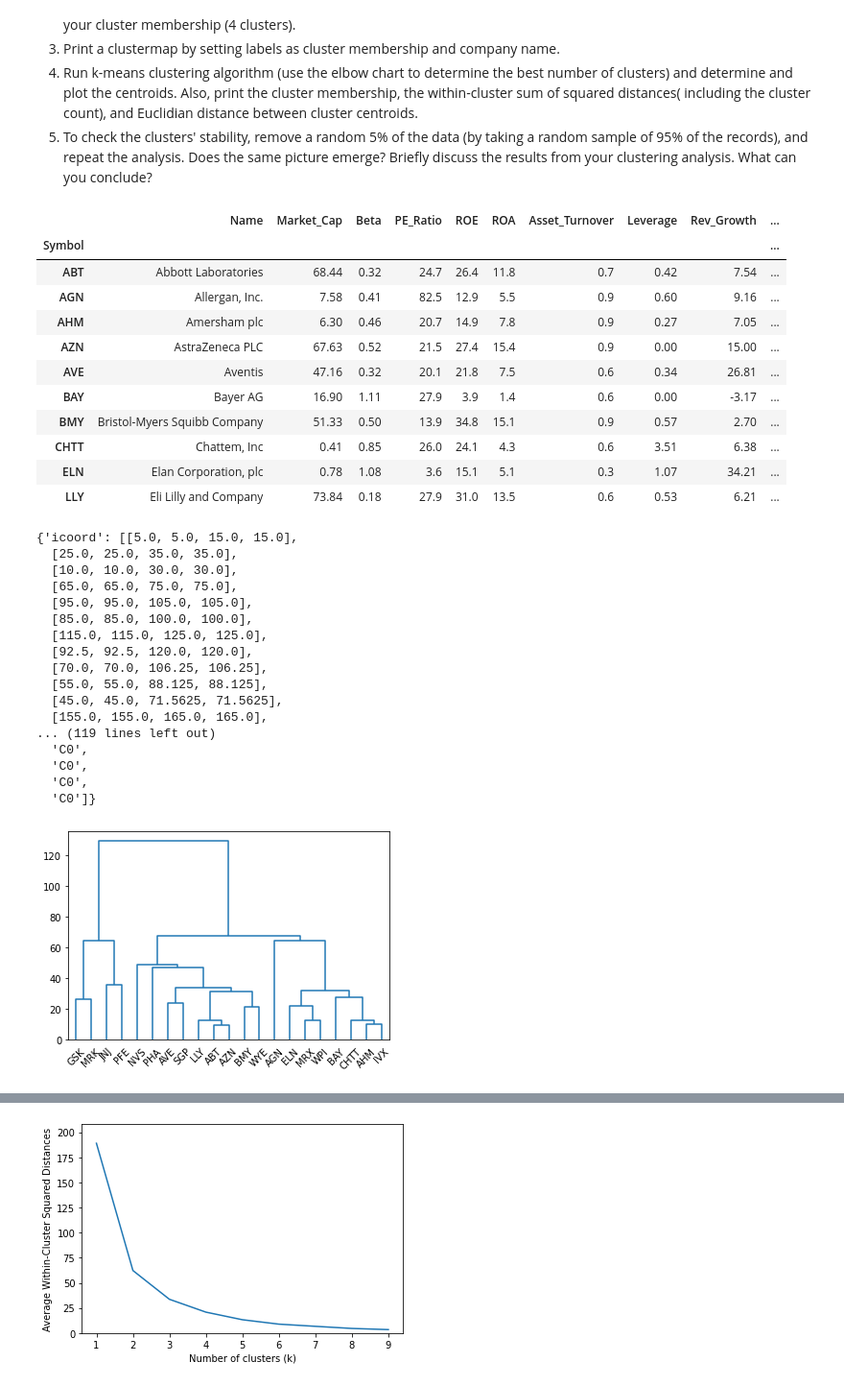
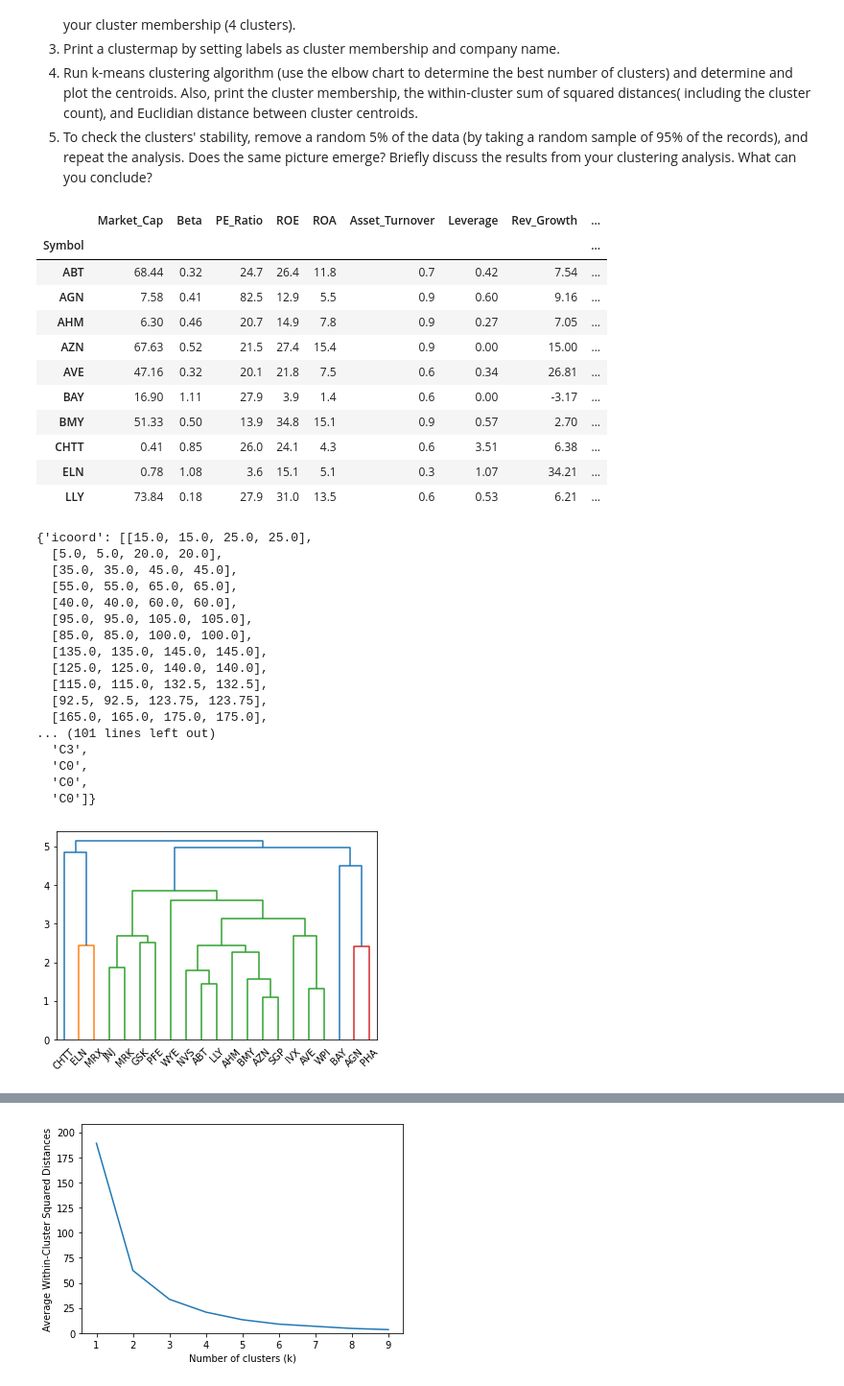
Before and after one commit to charlesg/HI530, a Jupyter notebook: module4/Module_4_Homework_2.ipynb, the cells around one changed output, grey strips where cells are left out. Shown at 96% size. Saved outputs shown, nothing was run; the diff lists cells and outputs as text; code cells hidden in the pictures.

```diff
--- a/module4/Module_4_Homework_2.ipynb
+++ b/module4/Module_4_Homework_2.ipynb
@@ -35,43 +35,44 @@ from pandas.plotting import parallel_coordinates
 # 1. Load the data
 pharma_df = pd.read_csv('Pharmaceuticals.csv')
 pharma_df.set_index('Symbol', inplace=True)
-perfValues = ['Market_Cap', 'Beta', 'PE_Ratio', 'ROE', 'ROA', 'Asset_Turnover', 'Leverage', 'Rev_Growth', 'Net_Profit_Margin']
+pharma_df = pharma_df.drop(columns=['Name', 'Median_Recommendation', 'Location', 'Exchange'])
+pharma_norm = pharma_df.apply(preprocessing.scale, axis=0)
 pharma_df.head(10)
 # %% [output]
-|  | Name | Market_Cap | Beta | PE_Ratio | ROE | ROA | Asset_Turnover | Leverage | Rev_Growth | ... |
-| Symbol |  |  |  |  |  |  |  |  |  | ... |
-| ABT | Abbott Laboratories | 68.44 | 0.32 | 24.7 | 26.4 | 11.8 | 0.7 | 0.42 | 7.54 | ... |
-| AGN | Allergan, Inc. | 7.58 | 0.41 | 82.5 | 12.9 | 5.5 | 0.9 | 0.60 | 9.16 | ... |
-| AHM | Amersham plc | 6.30 | 0.46 | 20.7 | 14.9 | 7.8 | 0.9 | 0.27 | 7.05 | ... |
-| AZN | AstraZeneca PLC | 67.63 | 0.52 | 21.5 | 27.4 | 15.4 | 0.9 | 0.00 | 15.00 | ... |
-| AVE | Aventis | 47.16 | 0.32 | 20.1 | 21.8 | 7.5 | 0.6 | 0.34 | 26.81 | ... |
-| BAY | Bayer AG | 16.90 | 1.11 | 27.9 | 3.9 | 1.4 | 0.6 | 0.00 | -3.17 | ... |
-| BMY | Bristol-Myers Squibb Company | 51.33 | 0.50 | 13.9 | 34.8 | 15.1 | 0.9 | 0.57 | 2.70 | ... |
-| CHTT | Chattem, Inc | 0.41 | 0.85 | 26.0 | 24.1 | 4.3 | 0.6 | 3.51 | 6.38 | ... |
-| ELN | Elan Corporation, plc | 0.78 | 1.08 | 3.6 | 15.1 | 5.1 | 0.3 | 1.07 | 34.21 | ... |
-| LLY | Eli Lilly and Company | 73.84 | 0.18 | 27.9 | 31.0 | 13.5 | 0.6 | 0.53 | 6.21 | ... |
+|  | Market_Cap | Beta | PE_Ratio | ROE | ROA | Asset_Turnover | Leverage | Rev_Growth | ... |
+| Symbol |  |  |  |  |  |  |  |  | ... |
+| ABT | 68.44 | 0.32 | 24.7 | 26.4 | 11.8 | 0.7 | 0.42 | 7.54 | ... |
+| AGN | 7.58 | 0.41 | 82.5 | 12.9 | 5.5 | 0.9 | 0.60 | 9.16 | ... |
+| AHM | 6.30 | 0.46 | 20.7 | 14.9 | 7.8 | 0.9 | 0.27 | 7.05 | ... |
+| AZN | 67.63 | 0.52 | 21.5 | 27.4 | 15.4 | 0.9 | 0.00 | 15.00 | ... |
+| AVE | 47.16 | 0.32 | 20.1 | 21.8 | 7.5 | 0.6 | 0.34 | 26.81 | ... |
+| BAY | 16.90 | 1.11 | 27.9 | 3.9 | 1.4 | 0.6 | 0.00 | -3.17 | ... |
+| BMY | 51.33 | 0.50 | 13.9 | 34.8 | 15.1 | 0.9 | 0.57 | 2.70 | ... |
+| CHTT | 0.41 | 0.85 | 26.0 | 24.1 | 4.3 | 0.6 | 3.51 | 6.38 | ... |
+| ELN | 0.78 | 1.08 | 3.6 | 15.1 | 5.1 | 0.3 | 1.07 | 34.21 | ... |
+| LLY | 73.84 | 0.18 | 27.9 | 31.0 | 13.5 | 0.6 | 0.53 | 6.21 | ... |
 # %%
 # 2. Run the average linkage algorithm on your dataframe, generate a related dendrogram (color_threshold=3.9), and print your cluster membership (4 clusters).
 
-Z = linkage(pharma_df[perfValues], method='average')
-dendrogram(Z, labels=pharma_df[perfValues].index, color_threshold=3.9)
+Z = linkage(pharma_norm, method='average')
+dendrogram(Z, labels=list(pharma_norm.index), color_threshold=3.9)
 # %% [output]
-{'icoord': [[5.0, 5.0, 15.0, 15.0],
-  [25.0, 25.0, 35.0, 35.0],
-  [10.0, 10.0, 30.0, 30.0],
-  [65.0, 65.0, 75.0, 75.0],
+{'icoord': [[15.0, 15.0, 25.0, 25.0],
+  [5.0, 5.0, 20.0, 20.0],
+  [35.0, 35.0, 45.0, 45.0],
+  [55.0, 55.0, 65.0, 65.0],
+  [40.0, 40.0, 60.0, 60.0],
   [95.0, 95.0, 105.0, 105.0],
   [85.0, 85.0, 100.0, 100.0],
-  [115.0, 115.0, 125.0, 125.0],
-  [92.5, 92.5, 120.0, 120.0],
-  [70.0, 70.0, 106.25, 106.25],
-  [55.0, 55.0, 88.125, 88.125],
-  [45.0, 45.0, 71.5625, 71.5625],
-  [155.0, 155.0, 165.0, 165.0],
-... (119 lines left out)
-  'C0',
+  [135.0, 135.0, 145.0, 145.0],
+  [125.0, 125.0, 140.0, 140.0],
+  [115.0, 115.0, 132.5, 132.5],
+  [92.5, 92.5, 123.75, 123.75],
+  [165.0, 165.0, 175.0, 175.0],
+... (101 lines left out)
+  'C3',
   'C0',
   'C0',
   'C0']}
-[figure, old version]
+[figure, new version]
 # %%
```
Also changed, not shown: parts of 15 cells of this notebook, 2 other files.
